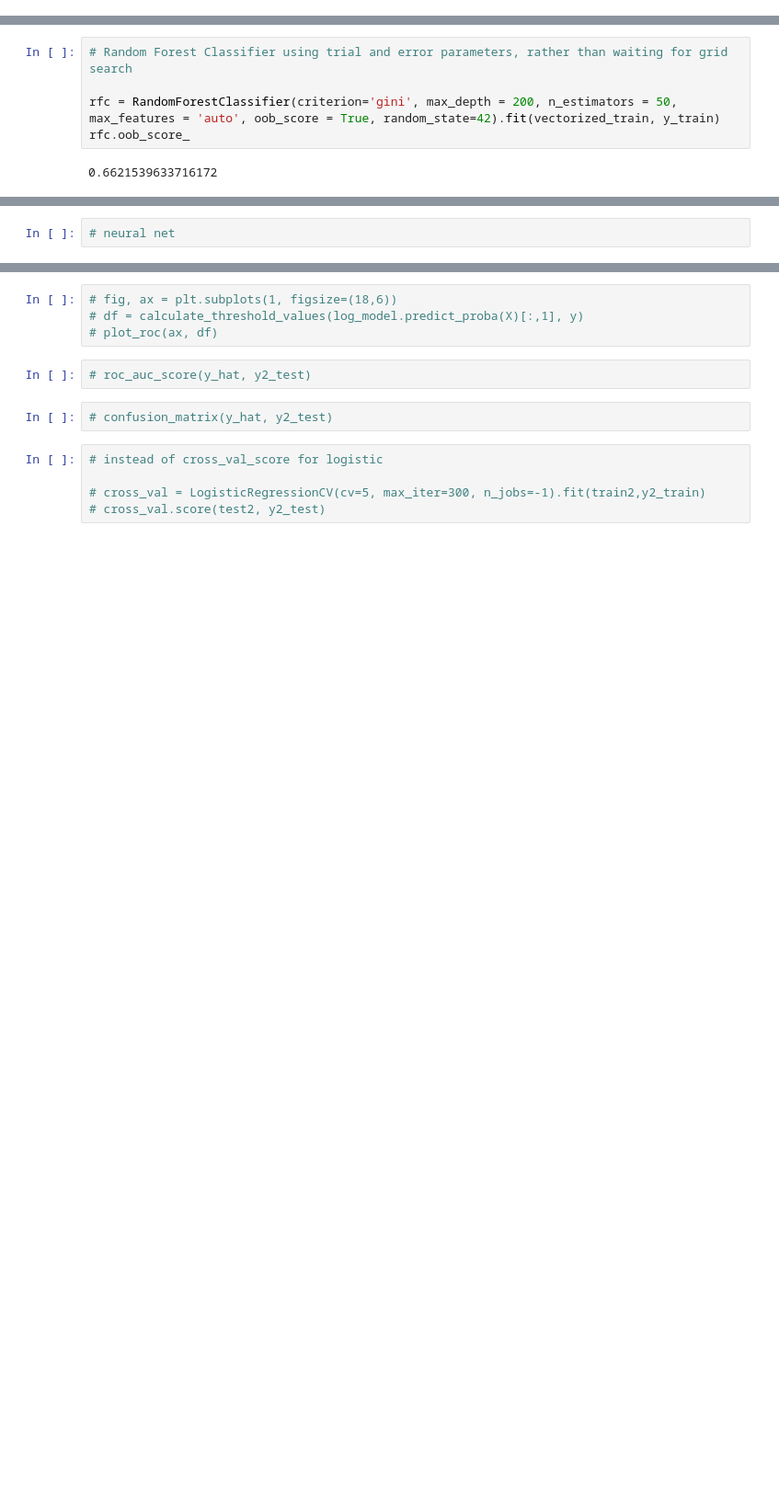
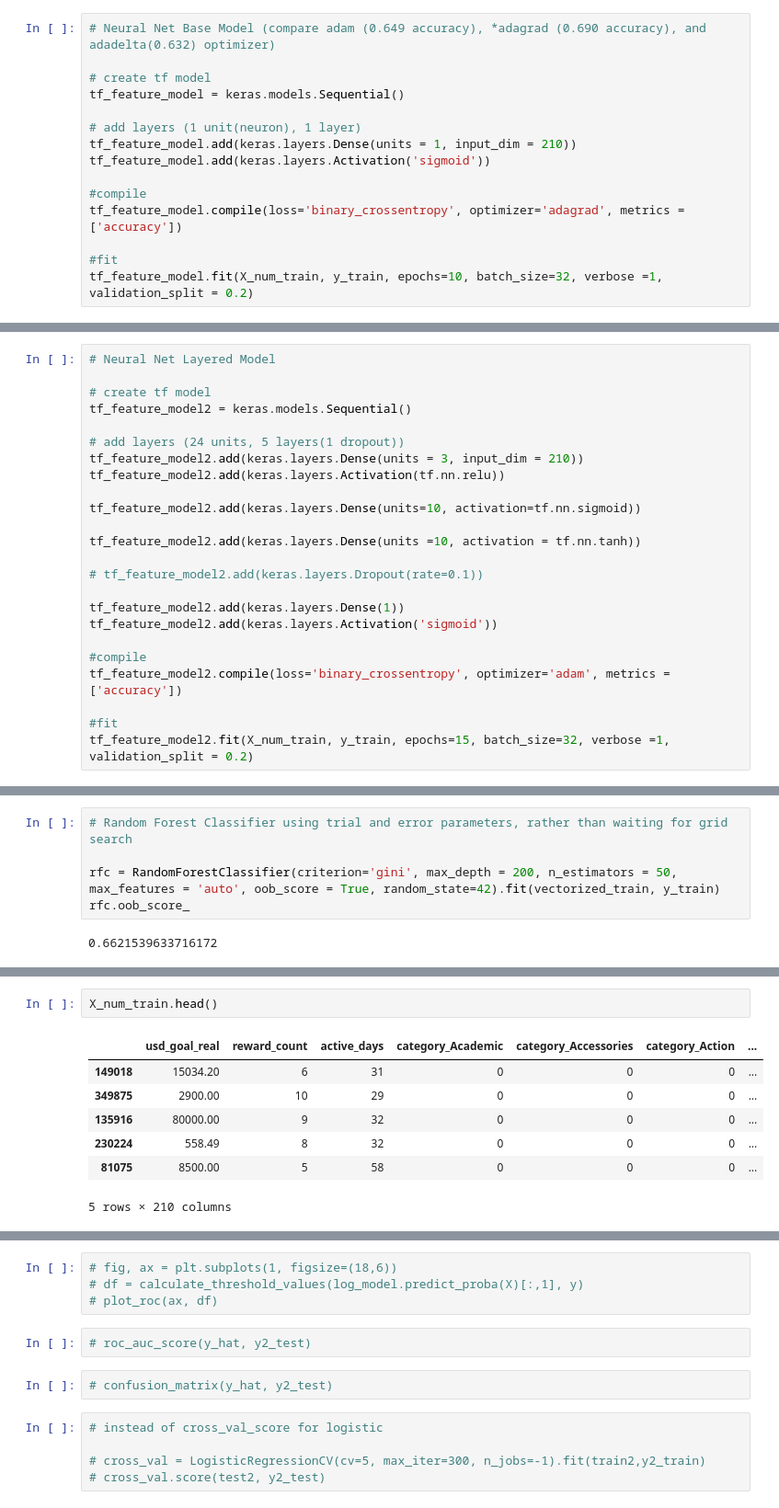
Before and after one commit to benkarlsberg/Ensemble-Deep-Learning-Model-Predict-Kickstarter-Success, a Jupyter notebook: Modeling.ipynb, the cells around one changed output, grey strips where cells are left out. Shown at 92% size. Cells and saved outputs as stored; diff of their text form; blank space fills up the shorter version.

```diff
--- a/Modeling.ipynb
+++ b/Modeling.ipynb
@@ -335,3 +352,18 @@ ada_cross
  'test_accuracy': 0.7218655664665412,
  'test_precision': 0.6520649456824634,
  'test_recall': 0.5519725011788095}
+# %%
+# Neural Net Base Model (compare adam (0.649 accuracy), *adagrad (0.690 accuracy), and adadelta(0.632) optimizer)
+
+# create tf model
+tf_feature_model = keras.models.Sequential()
+
+# add layers (1 unit(neuron), 1 layer)
+tf_feature_model.add(keras.layers.Dense(units = 1, input_dim = 210))
+tf_feature_model.add(keras.layers.Activation('sigmoid'))
+
+#compile
+tf_feature_model.compile(loss='binary_crossentropy', optimizer='adagrad', metrics =['accuracy'])
+
+#fit
+tf_feature_model.fit(X_num_train, y_train, epochs=10, batch_size=32, verbose =1, validation_split = 0.2)
@@ -337,0 +392,24 @@ ada_cross
+# %%
+# Neural Net Layered Model
+
+# create tf model
+tf_feature_model2 = keras.models.Sequential()
+
+# add layers (24 units, 5 layers(1 dropout))
+tf_feature_model2.add(keras.layers.Dense(units = 3, input_dim = 210))
+tf_feature_model2.add(keras.layers.Activation(tf.nn.relu))
+
+tf_feature_model2.add(keras.layers.Dense(units=10, activation=tf.nn.sigmoid))
+
+tf_feature_model2.add(keras.layers.Dense(units =10, activation = tf.nn.tanh))
+
+# tf_feature_model2.add(keras.layers.Dropout(rate=0.1))
+
+tf_feature_model2.add(keras.layers.Dense(1))
+tf_feature_model2.add(keras.layers.Activation('sigmoid'))
+
+#compile
+tf_feature_model2.compile(loss='binary_crossentropy', optimizer='adam', metrics =['accuracy'])
+
+#fit
+tf_feature_model2.fit(X_num_train, y_train, epochs=15, batch_size=32, verbose =1, validation_split = 0.2)
@@ -403,5 +547,13 @@ nb_cross_nlp
  'test_accuracy': 0.6707537389263699,
  'test_precision': 0.5986140544509543,
  'test_recall': 0.3670902109854882}
-# %%
-# neural net
+# %%
+X_num_train.head()
+# %% [output]
+|  | usd_goal_real | reward_count | active_days | category_Academic | category_Accessories | category_Action | ... |
+| 149018 | 15034.20 | 6 | 31 | 0 | 0 | 0 | ... |
+| 349875 | 2900.00 | 10 | 29 | 0 | 0 | 0 | ... |
+| 135916 | 80000.00 | 9 | 32 | 0 | 0 | 0 | ... |
+| 230224 | 558.49 | 8 | 32 | 0 | 0 | 0 | ... |
+| 81075 | 8500.00 | 5 | 58 | 0 | 0 | 0 | ... |
+5 rows × 210 columns
```
Also changed, not shown: parts of 57 cells of this notebook.
